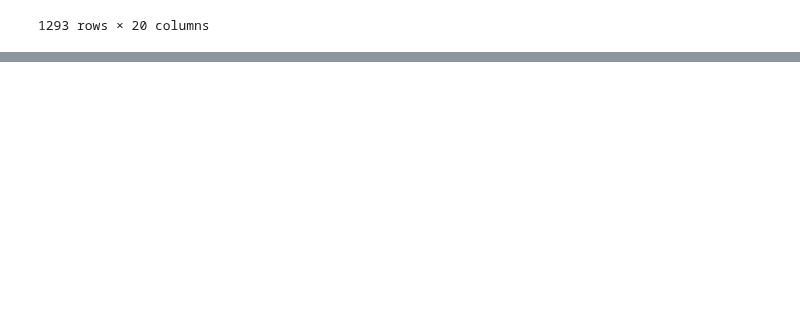
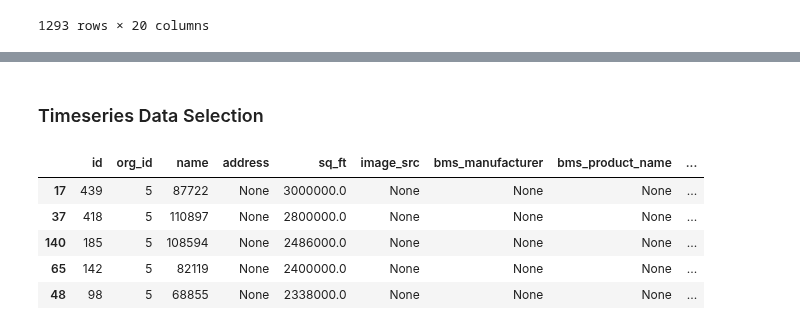
Before and after one commit to yairg98/Data-Driven-Problem-Solving, a Jupyter notebook: Assignments/FinalProjectNotebook.ipynb, the cells around one changed output, grey strips where cells are left out. Saved outputs shown, nothing was run; the diff lists cells and outputs as text; code cells hidden in the pictures; blank space fills up the shorter version.

```diff
--- a/Assignments/FinalProjectNotebook.ipynb
+++ b/Assignments/FinalProjectNotebook.ipynb
@@ -220,0 +253,12 @@ all_units[all_units['id']==2]
+# %% [markdown]
+### Timeseries Data Selection
+# %%
+# Sorting buildings by square footage
+all_buildings.sort_values(by='sq_ft', ascending=False).head()
+# %% [output]
+|  | id | org_id | name | address | sq_ft | image_src | bms_manufacturer | bms_product_name | ... |
+| 17 | 439 | 5 | 87722 | None | 3000000.0 | None | None | None | ... |
+| 37 | 418 | 5 | 110897 | None | 2800000.0 | None | None | None | ... |
+| 140 | 185 | 5 | 108594 | None | 2486000.0 | None | None | None | ... |
+| 65 | 142 | 5 | 82119 | None | 2400000.0 | None | None | None | ... |
+| 48 | 98 | 5 | 68855 | None | 2338000.0 | None | None | None | ... |
```
Also changed, not shown: parts of 4 cells of this notebook, 1 other file.
